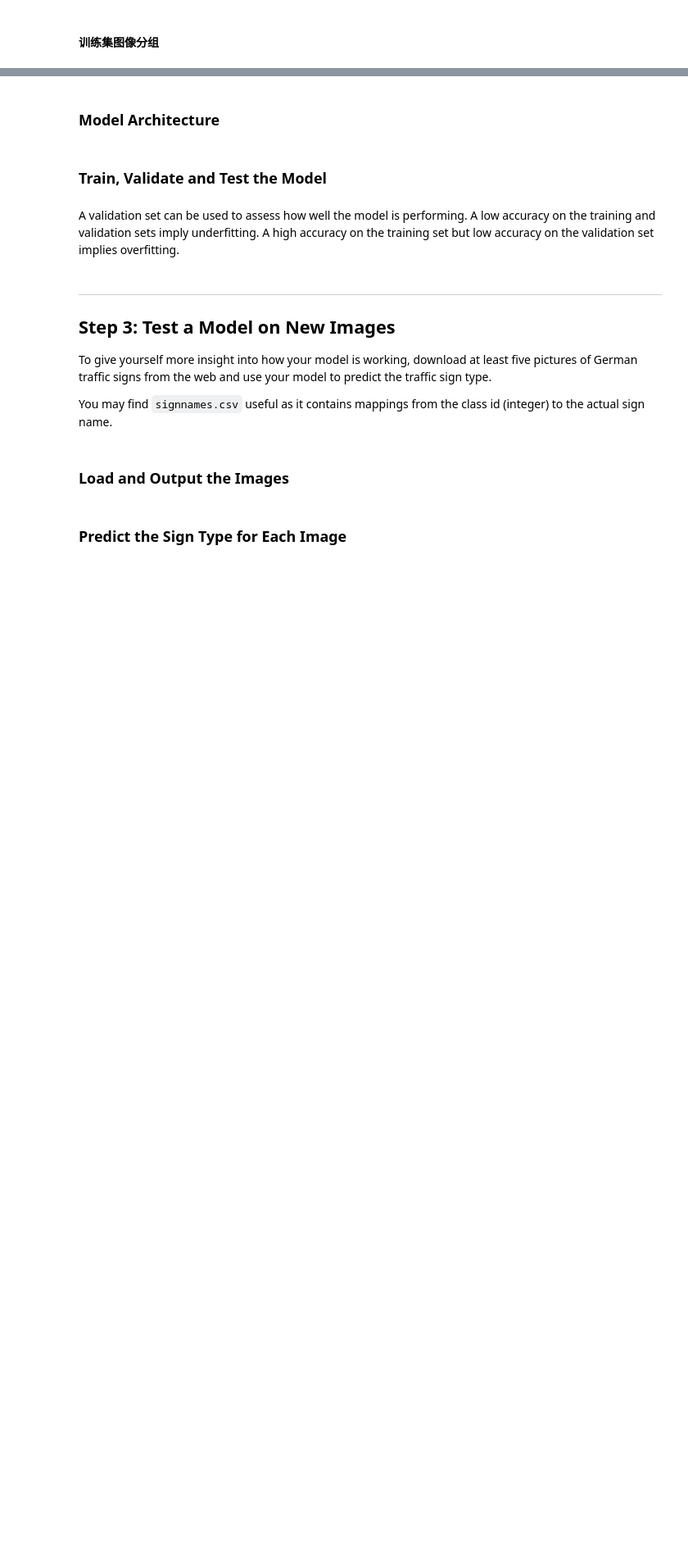
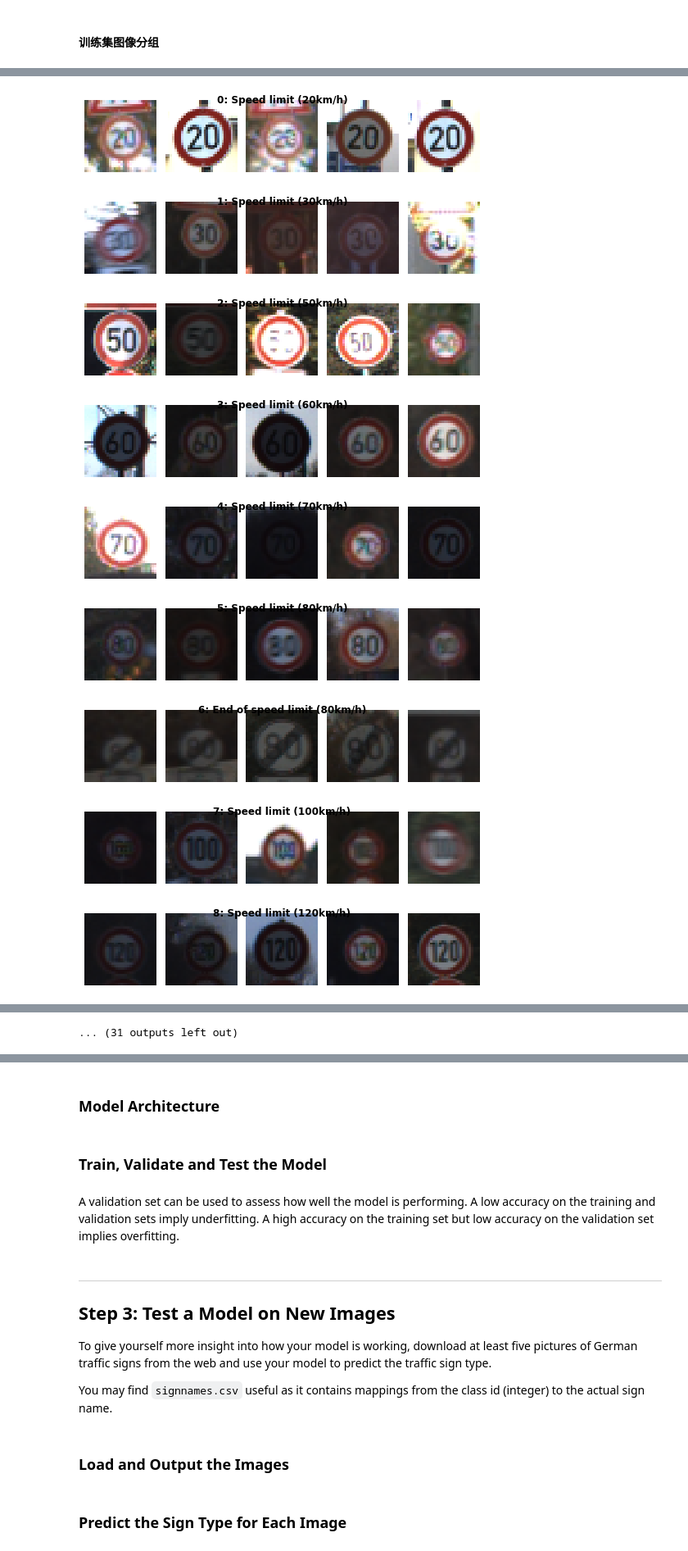
Before and after one commit to Zhaofan-Su/CarND-Traffic-Sign-Classifier-Project, a Jupyter notebook: Traffic_Sign_Classifier.ipynb, the cells around one changed output, grey strips where cells are left out. Shown at 82% size. Drawn from its saved outputs; the diff is of its cells as text; code cells hidden in the pictures; blank space fills up the shorter version.

```diff
--- a/Traffic_Sign_Classifier.ipynb
+++ b/Traffic_Sign_Classifier.ipynb
@@ -108,0 +151,16 @@ import matplotlib.pyplot as plt
+# %%
+# 从每一类中随机选取5张图像
+X_train_group_by_label = X_train_id_to_label.groupby(["label_id", "label_name"])
+img_per_class = 5
+
+show_random_dataset_images(X_train_group_by_label, X_train)
+# %% [output]
+[figure, added]
+[figure, added]
+[figure, added]
+[figure, added]
+[figure, added]
+[figure, added]
+[figure, added]
+[figure, added]
+[figure, added]
@@ -108,0 +170 @@ import matplotlib.pyplot as plt
+... (31 outputs left out)
```
Also changed, not shown: parts of 29 cells of this notebook, 4 other files.
